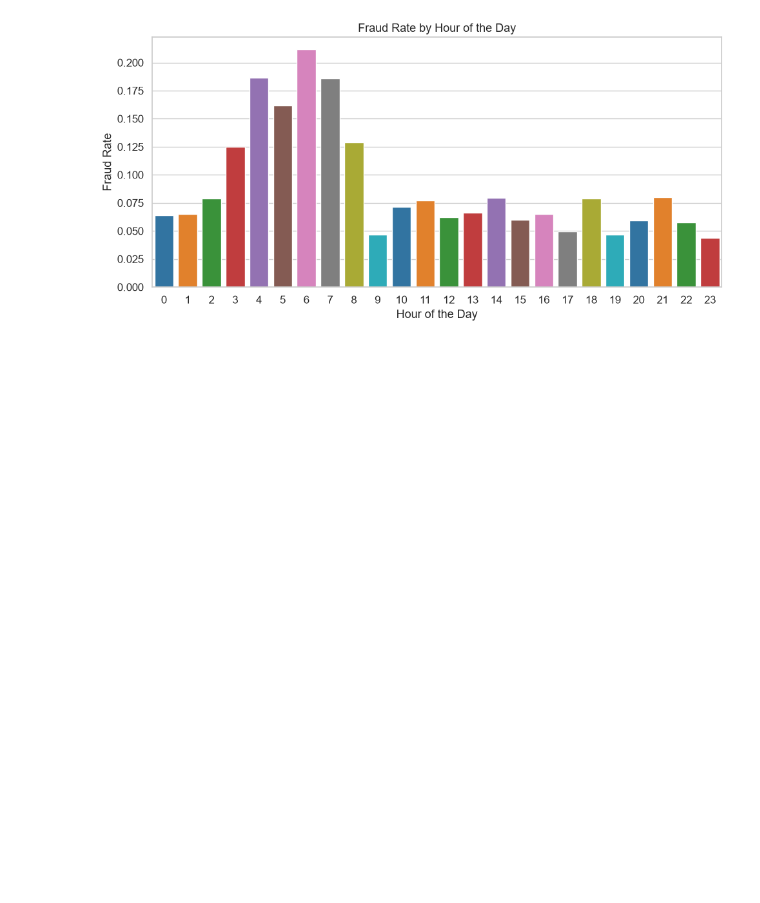
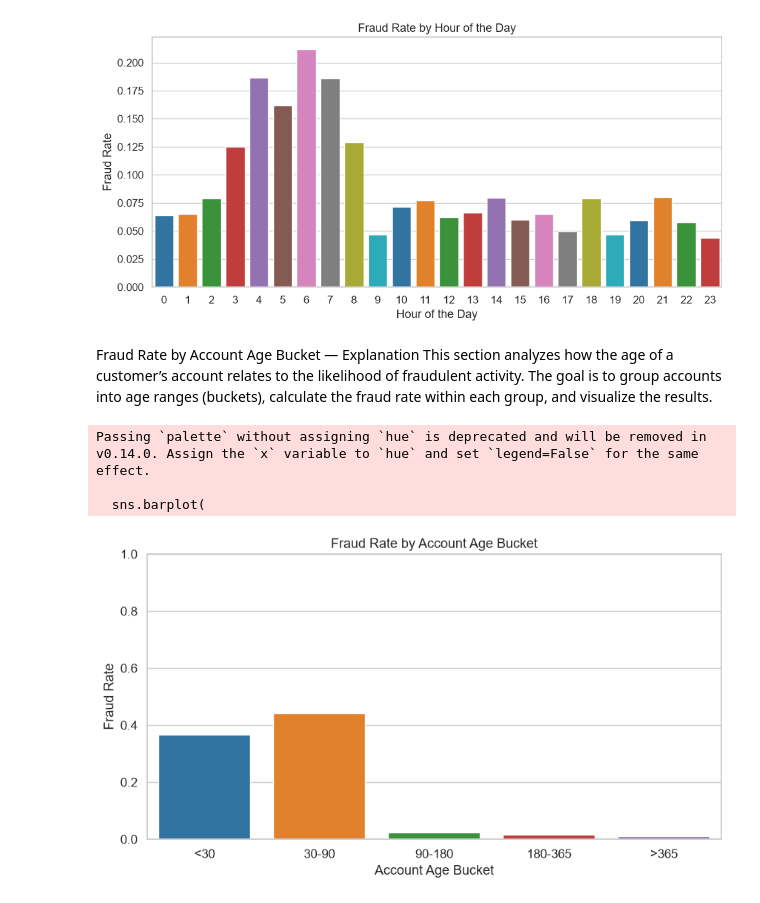
Before and after one commit to fnalyanya/Fraudulent_Transaction_Detection_for_Finlora_Company, a Jupyter notebook: Notebooks/Exploratory.ipynb, the cells around one changed output. Saved outputs shown, nothing was run; the diff lists cells and outputs as text; code cells hidden in the pictures; blank space fills up the shorter version.

```diff
--- a/Notebooks/Exploratory.ipynb
+++ b/Notebooks/Exploratory.ipynb
@@ -312,3 +312,44 @@ Passing `palette` without assigning `hue` is deprecated and will be removed in v
 
   sns.barplot(
 [figure]
+# %% [markdown]
+Fraud Rate by Account Age Bucket — Explanation
+This section analyzes how the age of a customer’s account relates to the likelihood of fraudulent activity. The goal is to group accounts into age ranges (buckets), calculate the fraud rate within each group, and visualize the results.
+# %%
+import matplotlib.pyplot as plt
+import seaborn as sns
+import pandas as pd
+
+# Create account age buckets
+cleaned_customer_transaction_data['account_age_bucket'] = pd.cut(
+    cleaned_customer_transaction_data['account_age_days'],
+    bins=[0, 30, 90, 180, 365, 2000],
+    labels=['<30', '30-90', '90-180', '180-365', '>365']
+)
+
+# Calculate fraud rate by account age bucket
+fraud_rate_by_account_age = (
+    cleaned_customer_transaction_data.groupby('account_age_bucket', observed=True)['is_fraud']
+    .mean()
+    .reset_index()
+)
+
+# Plot
+plt.figure(figsize=(10, 5))
+sns.barplot(
+    data=fraud_rate_by_account_age,
+    x='account_age_bucket',
+    y='is_fraud',
+    palette='tab10'
+)
+
+plt.xlabel('Account Age Bucket')
+plt.ylabel('Fraud Rate')
+plt.title('Fraud Rate by Account Age Bucket')
+plt.ylim(0, 1)
+plt.show()
+# %% [output]
+Passing `palette` without assigning `hue` is deprecated and will be removed in v0.14.0. Assign the `x` variable to `hue` and set `legend=False` for the same effect.
+
+  sns.barplot(
+[figure, added]
```
Also changed, not shown: parts of 3 cells of this notebook.
